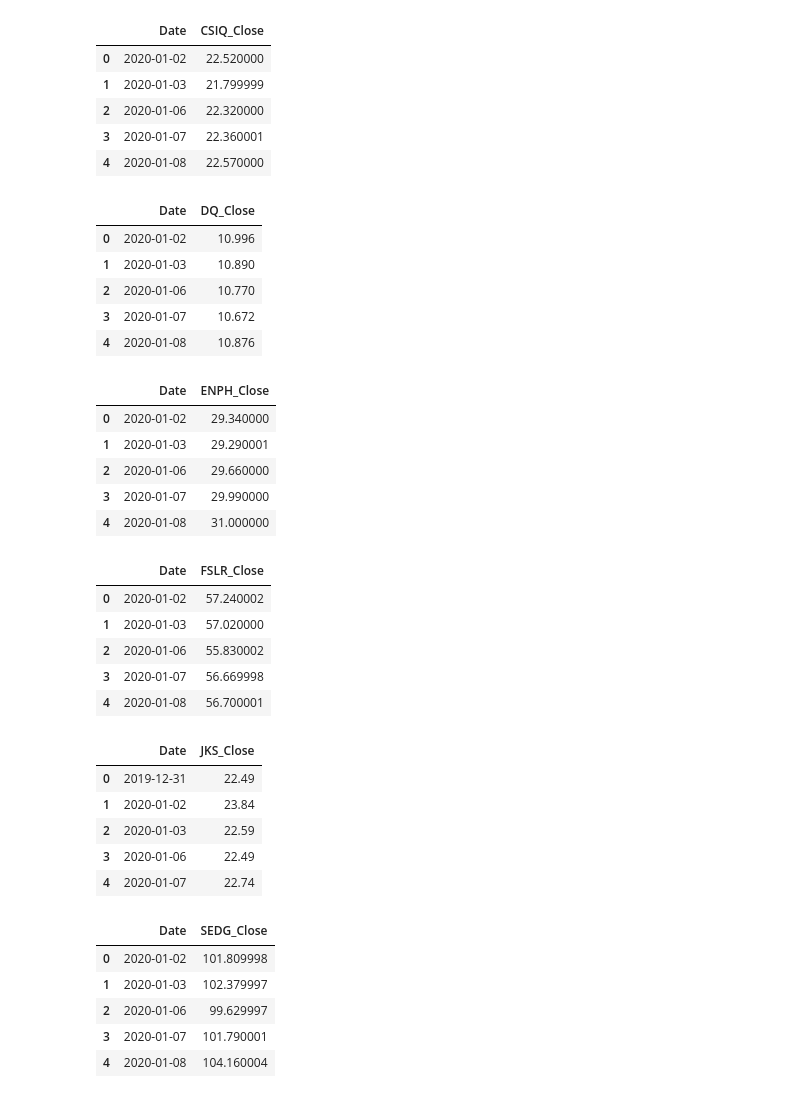
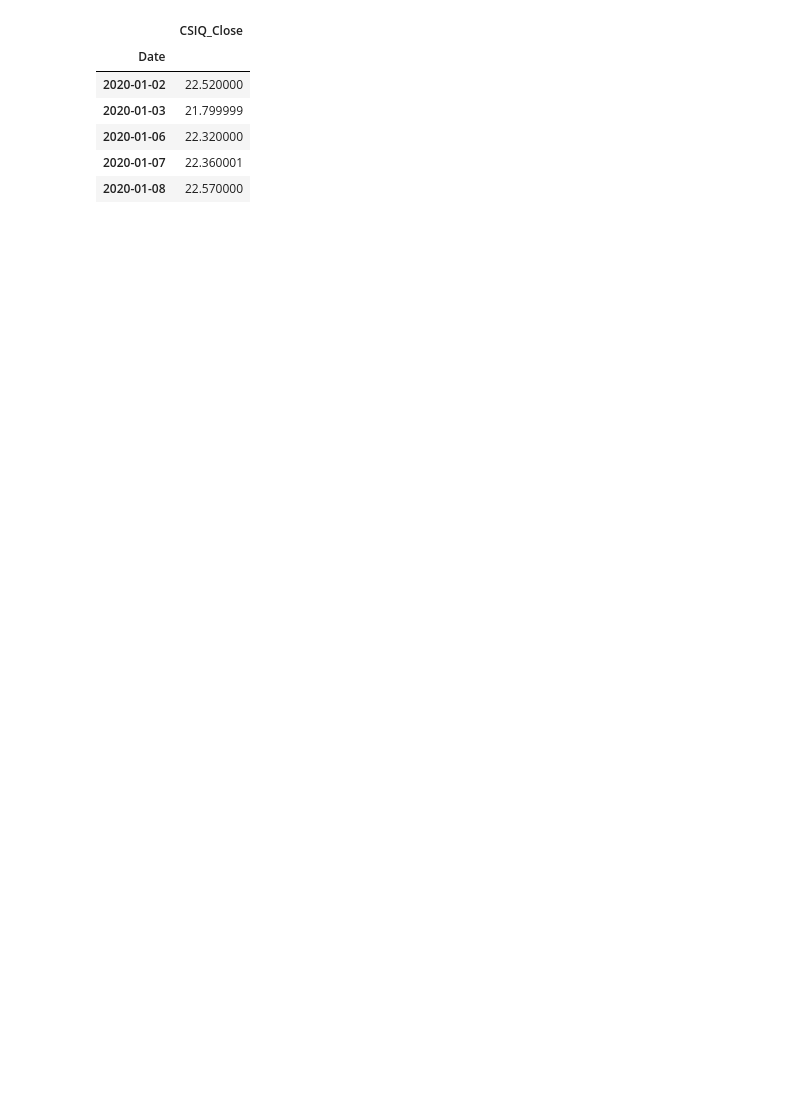
Before and after one commit to srhill12/Solar_stock_project, a Jupyter notebook: tatiana_work.ipynb, the cells around one changed output. Cells and saved outputs as stored; diff of their text form; code cells hidden in the pictures; blank space fills up the shorter version.

```diff
--- a/tatiana_work.ipynb
+++ b/tatiana_work.ipynb
@@ -76,13 +64,13 @@ display(SPWR_df.head())
 # create a new Data frame with just the date and close columns
 # new variable_df = old_df[{"Date" , "Close"}]
 # CSIQ_df
-csiq_df = CSIQ_df[["Date" ,"Close"]]
-dq_df = DQ_df[["Date" ,"Close"]]
-enph_df = ENPH_df[["Date" ,"Close"]]
-fslr_df = FSLR_df[["Date" ,"Close"]]
-jks_df = JKS_df[["Date" ,"Close"]]
-sedg_df = SEDG_df[["Date" ,"Close"]]
-spwr_df = SPWR_df[["Date" ,"Close"]]
+csiq_df = CSIQ_df[["Close"]]
+# dq_df = DQ_df[["Date" ,"Close"]]
+# enph_df = ENPH_df[["Date" ,"Close"]]
+# fslr_df = FSLR_df[["Date" ,"Close"]]
+# jks_df = JKS_df[["Date" ,"Close"]]
+# sedg_df = SEDG_df[["Date" ,"Close"]]
+# spwr_df = SPWR_df[["Date" ,"Close"]]
 # %%
 # Rename the close column in this cleaning step
 # new variable_df = new variable_df.rename(columns = {"Close" : "STOCK SYMBOL"})
@@ -97,46 +85,17 @@ spwr_df = spwr_df.rename(columns = {"Close" : "SPWR_Close"})
 # %%
 # Displaying to ensure columns have the correct title.
 display(csiq_df.head())
-display(dq_df.head())
-display(enph_df.head())
-display(fslr_df.head())
-display(jks_df.head())
-display(sedg_df.head())
-display(spwr_df.head())
+# display(dq_df.head())
+# display(enph_df.head())
+# display(fslr_df.head())
+# display(jks_df.head())
+# display(sedg_df.head())
+# display(spwr_df.head())
 # %% [output]
-|  | Date | CSIQ_Close |
-| 0 | 2020-01-02 | 22.520000 |
-| 1 | 2020-01-03 | 21.799999 |
-| 2 | 2020-01-06 | 22.320000 |
-| 3 | 2020-01-07 | 22.360001 |
-| 4 | 2020-01-08 | 22.570000 |
+|  | CSIQ_Close |
+| Date |  |
+| 2020-01-02 | 22.520000 |
+| 2020-01-03 | 21.799999 |
+| 2020-01-06 | 22.320000 |
+| 2020-01-07 | 22.360001 |
+| 2020-01-08 | 22.570000 |
-|  | Date | DQ_Close |
-| 0 | 2020-01-02 | 10.996 |
-| 1 | 2020-01-03 | 10.890 |
-| 2 | 2020-01-06 | 10.770 |
-| 3 | 2020-01-07 | 10.672 |
-| 4 | 2020-01-08 | 10.876 |
-|  | Date | ENPH_Close |
-| 0 | 2020-01-02 | 29.340000 |
-| 1 | 2020-01-03 | 29.290001 |
-| 2 | 2020-01-06 | 29.660000 |
-| 3 | 2020-01-07 | 29.990000 |
-| 4 | 2020-01-08 | 31.000000 |
-|  | Date | FSLR_Close |
-| 0 | 2020-01-02 | 57.240002 |
-| 1 | 2020-01-03 | 57.020000 |
-| 2 | 2020-01-06 | 55.830002 |
-| 3 | 2020-01-07 | 56.669998 |
-| 4 | 2020-01-08 | 56.700001 |
-|  | Date | JKS_Close |
-| 0 | 2019-12-31 | 22.49 |
-| 1 | 2020-01-02 | 23.84 |
-| 2 | 2020-01-03 | 22.59 |
-| 3 | 2020-01-06 | 22.49 |
-| 4 | 2020-01-07 | 22.74 |
-|  | Date | SEDG_Close |
-| 0 | 2020-01-02 | 101.809998 |
-| 1 | 2020-01-03 | 102.379997 |
-| 2 | 2020-01-06 | 99.629997 |
-| 3 | 2020-01-07 | 101.790001 |
-| 4 | 2020-01-08 | 104.160004 |
```
Also changed, not shown: parts of 15 cells of this notebook.
